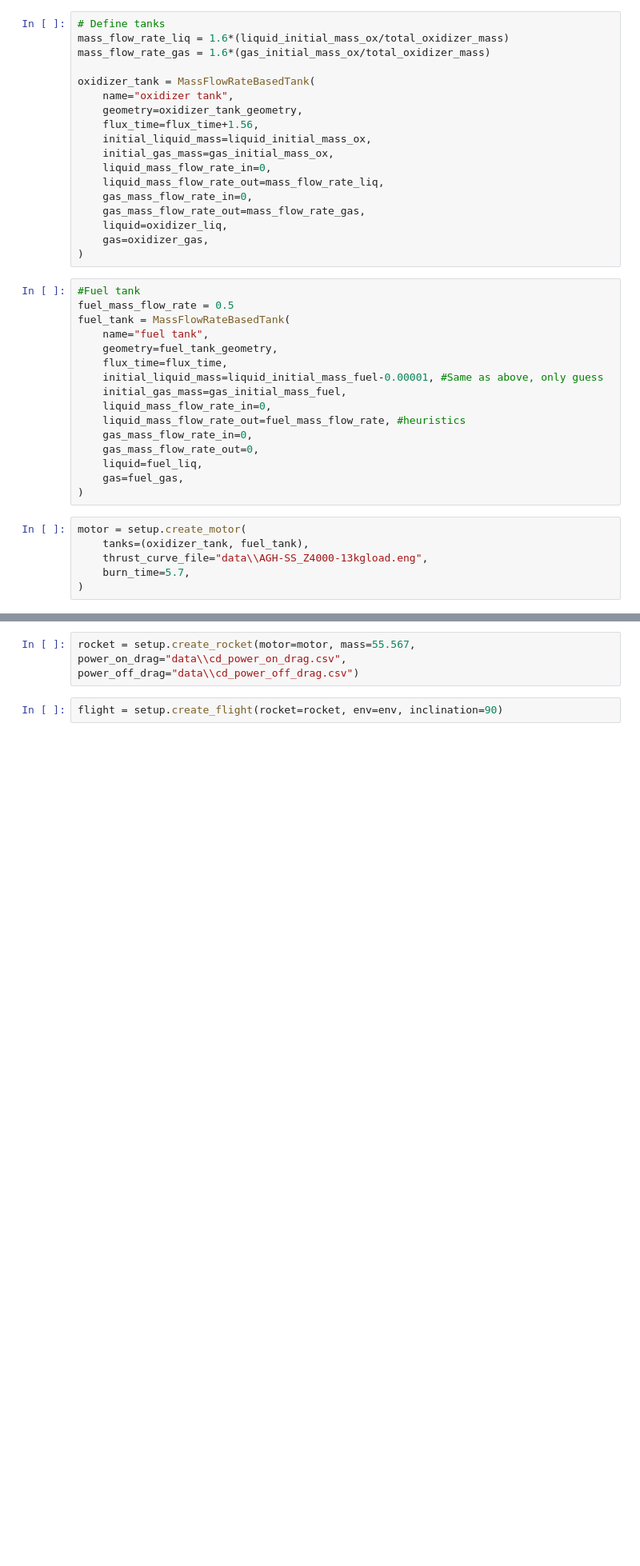
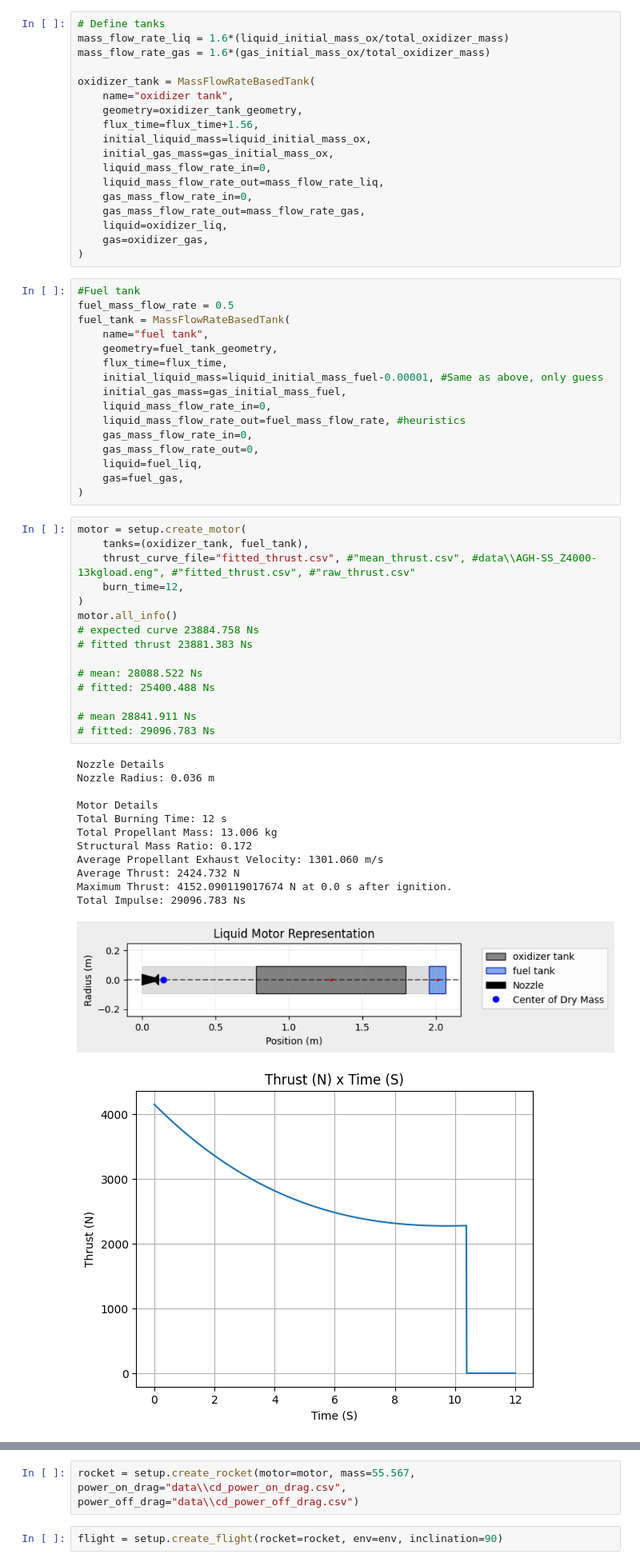
Before and after one commit to Husaria55/simulations, a Jupyter notebook: far_out_notebook.ipynb, the cells around one changed output, grey strips where cells are left out. Shown at 80% size. Cells and saved outputs as stored; diff of their text form; blank space fills up the shorter version.

Commit message:
thrust_curves parser work in progress

```diff
--- a/far_out_notebook.ipynb
+++ b/far_out_notebook.ipynb
@@ -102,6 +102,29 @@ fuel_tank = MassFlowRateBasedTank(
 # %%
 motor = setup.create_motor(
     tanks=(oxidizer_tank, fuel_tank),
-    thrust_curve_file="data\\AGH-SS_Z4000-13kgload.eng",
-    burn_time=5.7,
+    thrust_curve_file="fitted_thrust.csv", #"mean_thrust.csv", #data\\AGH-SS_Z4000-13kgload.eng", #"fitted_thrust.csv", #"raw_thrust.csv"
+    burn_time=12,
 )
+motor.all_info()
+# expected curve 23884.758 Ns
+# fitted thrust 23881.383 Ns
+
+# mean: 28088.522 Ns
+# fitted: 25400.488 Ns
+
+# mean 28841.911 Ns
+# fitted: 29096.783 Ns
+# %% [output]
+Nozzle Details
+Nozzle Radius: 0.036 m
+
+Motor Details
+Total Burning Time: 12 s
+Total Propellant Mass: 13.006 kg
+Structural Mass Ratio: 0.172
+Average Propellant Exhaust Velocity: 1301.060 m/s
+Average Thrust: 2424.732 N
+Maximum Thrust: 4152.090119017674 N at 0.0 s after ignition.
+Total Impulse: 29096.783 Ns
+[figure, added]
+[figure, added]
```
Also changed, not shown: parts of 1 cell of this notebook, 7 other files.
